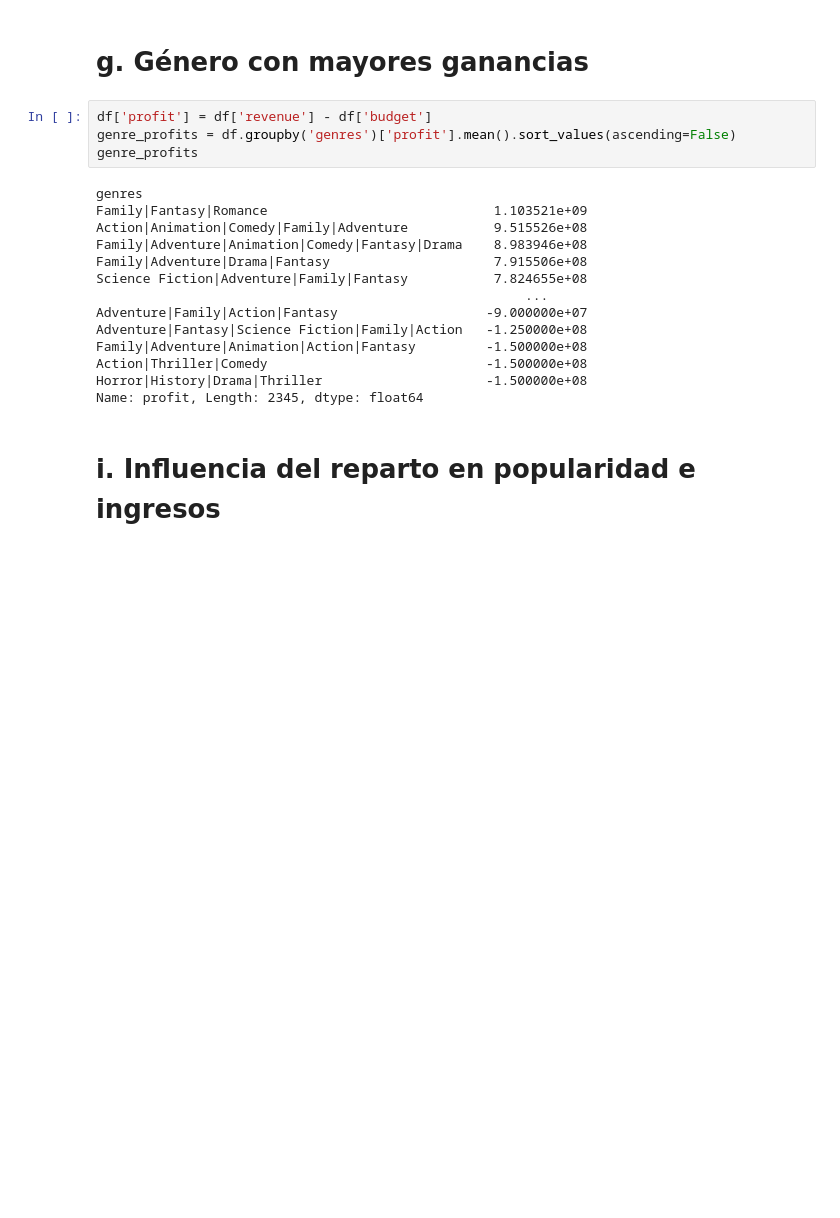
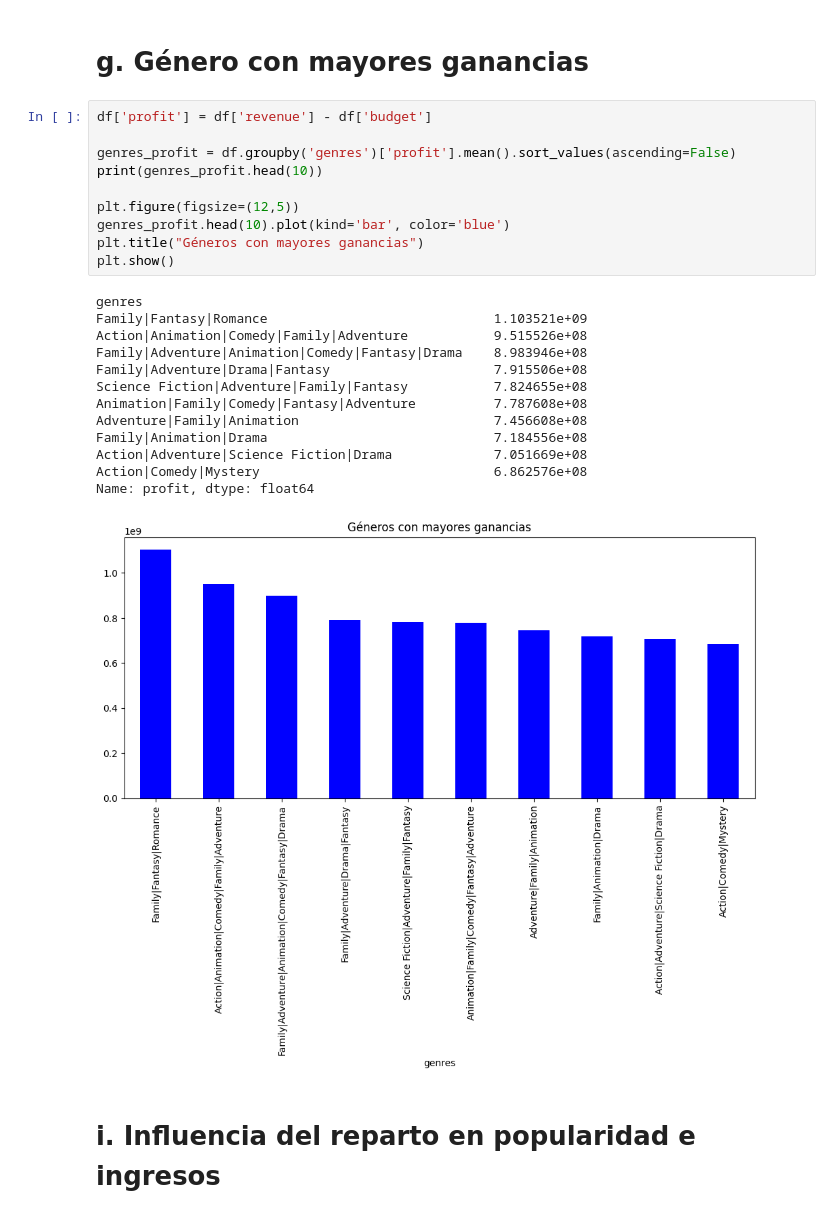
Before and after one commit to Sofiamishel2003/-An-lisis-Exploratorio, a Jupyter notebook: analisis exploratorio - movies.IPYNB, the cells around one changed output. Saved outputs shown, nothing was run; the diff lists cells and outputs as text; blank space fills up the shorter version.

```diff
--- a/analisis exploratorio - movies.IPYNB
+++ b/analisis exploratorio - movies.IPYNB
@@ -55,22 +85,28 @@ plt.show()
 # g. Género con mayores ganancias
 # %%
 df['profit'] = df['revenue'] - df['budget']
-genre_profits = df.groupby('genres')['profit'].mean().sort_values(ascending=False)
-genre_profits
+
+genres_profit = df.groupby('genres')['profit'].mean().sort_values(ascending=False)
+print(genres_profit.head(10))
+
+plt.figure(figsize=(12,5))
+genres_profit.head(10).plot(kind='bar', color='blue')
+plt.title("Géneros con mayores ganancias")
+plt.show()
 # %% [output]
 genres
 Family|Fantasy|Romance                             1.103521e+09
 Action|Animation|Comedy|Family|Adventure           9.515526e+08
 Family|Adventure|Animation|Comedy|Fantasy|Drama    8.983946e+08
 Family|Adventure|Drama|Fantasy                     7.915506e+08
 Science Fiction|Adventure|Family|Fantasy           7.824655e+08
-                                                       ...
-Adventure|Family|Action|Fantasy                   -9.000000e+07
-Adventure|Fantasy|Science Fiction|Family|Action   -1.250000e+08
-Family|Adventure|Animation|Action|Fantasy         -1.500000e+08
-Action|Thriller|Comedy                            -1.500000e+08
-Horror|History|Drama|Thriller                     -1.500000e+08
-Name: profit, Length: 2345, dtype: float64
+Animation|Family|Comedy|Fantasy|Adventure          7.787608e+08
+Adventure|Family|Animation                         7.456608e+08
+Family|Animation|Drama                             7.184556e+08
+Action|Adventure|Science Fiction|Drama             7.051669e+08
+Action|Comedy|Mystery                              6.862576e+08
+Name: profit, dtype: float64
+[figure, added]
 # %% [markdown]
 # i. Influencia del reparto en popularidad e ingresos
 # %%
```
Also changed, not shown: parts of 14 cells of this notebook.
